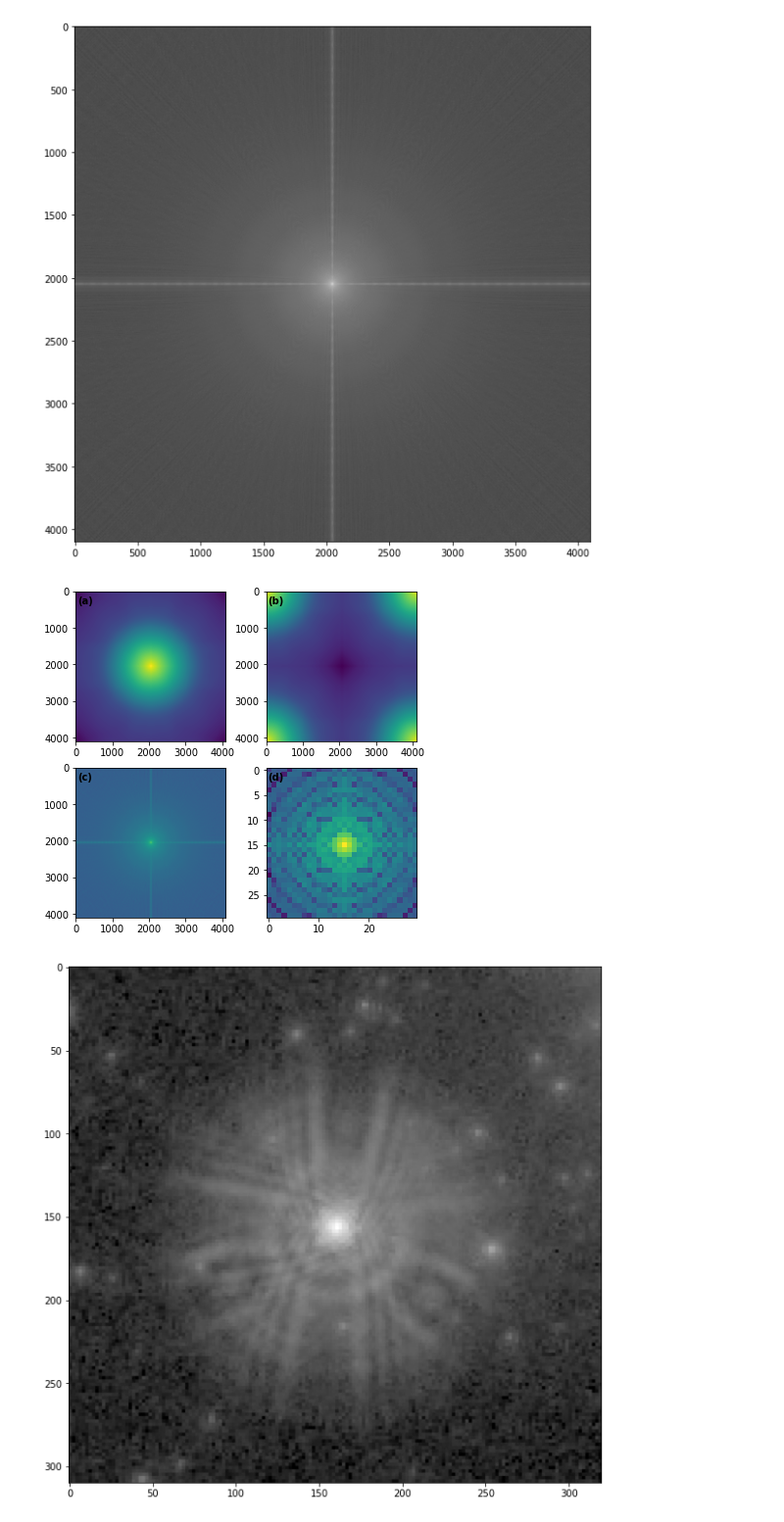
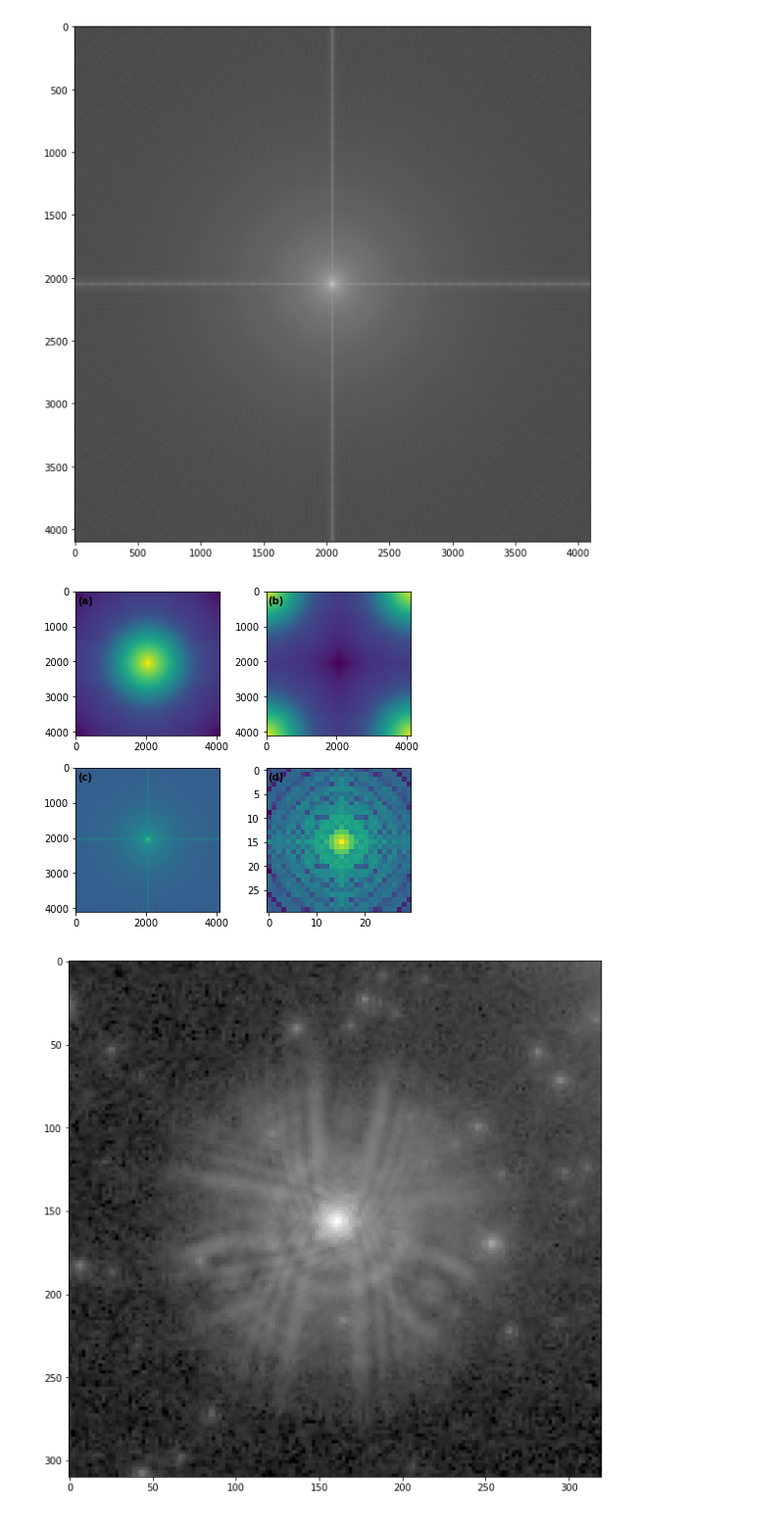
Before and after one commit to Nuelam9/Report1, a Jupyter notebook: src/Hubble.ipynb, the cells around one changed output. Shown: that part at 98% size. Drawn from its saved outputs; the diff is of its cells as text; code cells hidden in the pictures.

```diff
--- a/src/Hubble.ipynb
+++ b/src/Hubble.ipynb
@@ -40,21 +57,23 @@ rp
 # %% [output]
 1966.135482994712
 # %%
-def HST_pupil(CCD, *prop):
-    """
-    Parameters
-    ----------
-    CCD :: int, horizotal asnd vertical resolution
-    prop  :: tuple, proportions of images distances
-             r**p, D, d, d1, d2, dx, dy, s
+def HST_pupil(CCD: int, diameter: float, wavelentgh: float,
+              Pixel_scale: float, *prop) -> np.ndarray:
+    """Bitwise recostruction of the Hubble's pupil starting from
+       different informations.
 
-    Retrun
-    ------
-    pupil :: numpy.ndarray, pupil's matrix of pixels
+    Args:
+        CCD (int): horizotal asnd vertical resolution
+        diameter (float): telescope's diameter
+        wavelentgh (float): wavelentgh filter
+
+    Returns:
+        np.ndarray: pupil's matrix of pixels
     """
     x = y = np.arange(0, CCD)
     pupil = np.zeros((CCD, CCD))
-    rp, D, d, d1, d2, dx, dy, s = prop
+    rp = get_rp(diameter, wavelentgh, Pixel_scale, CCD)
+    D, d, d1, d2, dx, dy, s = prop
 
     # Proportions
     s_prop = s / D * (2 * rp)
@@ -65,7 +84,7 @@ def HST_pupil(CCD, *prop):
     y_prop = dy / D * (2 * rp)
 
     # image center coordinates
-    cx = cy = CCD // 2
+    cx = cy = CCD//2
 
     # outer full circle
     mask = (x[np.newaxis, :] - cx)**2 + (y[:, np.newaxis] - cy)**2 < rp**2
@@ -99,13 +118,15 @@ def HST_pupil(CCD, *prop):
     pupil[mask] = 0
 
     return pupil
+# %%
+params = [D, d, d1, d2, dx, dy, s]
+pupil = HST_pupil(N, Diam, lamb, Pixel_scale, *params)
 # %%
-pupil = HST_pupil(N, rp, D, d, d1, d2, dx, dy, s)
-
 fig, ax = latex_settings()
 ax.imshow(pupil, cmap='gray')
 ax.axis('off')
-plt.savefig('../Images/Hubble_pupil.png', dpi=800, transparent=1)
+plt.savefig('../Images/Hubble_pupil.png',
+            dpi=800, transparent=1, bbox_inches='tight')
 # %% [output]
 [figure]
 # %% [markdown]
@@ -158,21 +173,26 @@ PSF_cut = PSF[yc-bb:yc+bb, xc-bb:xc+bb]
+# %%
+bb = 15
+
+PSF_cut = cut_image(PSF, bb)
 # %%
 panels = ['(a)', '(b)', '(c)', '(d)']
 
-fig, axs = latex_settings(2, 2, height=1.5)
+fig, axs = latex_settings(2, 2, height=1.5, length=1.5)
 axs[0, 0].imshow(res)
 axs[0, 1].imshow(np.fft.fftshift(res))
 axs[1, 0].imshow(np.log(PSF))
 axs[1, 1].imshow(np.log(PSF_cut))
 
 for i, ax in enumerate(axs.flatten()):
     # label physical distance in and down:
     ax.annotate(xy=(0.01, 0.97), text=panels[i], xycoords='axes fraction',
             fontsize='medium', verticalalignment='top', weight='bold',
             bbox=dict(facecolor='none', edgecolor='none', pad=3.0))
 
-#plt.savefig('../Images/process_Hubble_pupil_PSF.png', dpi=800, transparent=1)
+plt.savefig('../Images/process_Hubble_pupil_PSF.png',
+            dpi=800, transparent=1, bbox_inches='tight')
 # %% [output]
-[figure, old version]
+[figure, new version]
 # %%
 filepath = '../Results/Hubble/'
 np.save(file=filepath+'Hubble_pupil_PSF.npy', arr=PSF)
```
Also changed, not shown: parts of 7 cells of this notebook.
